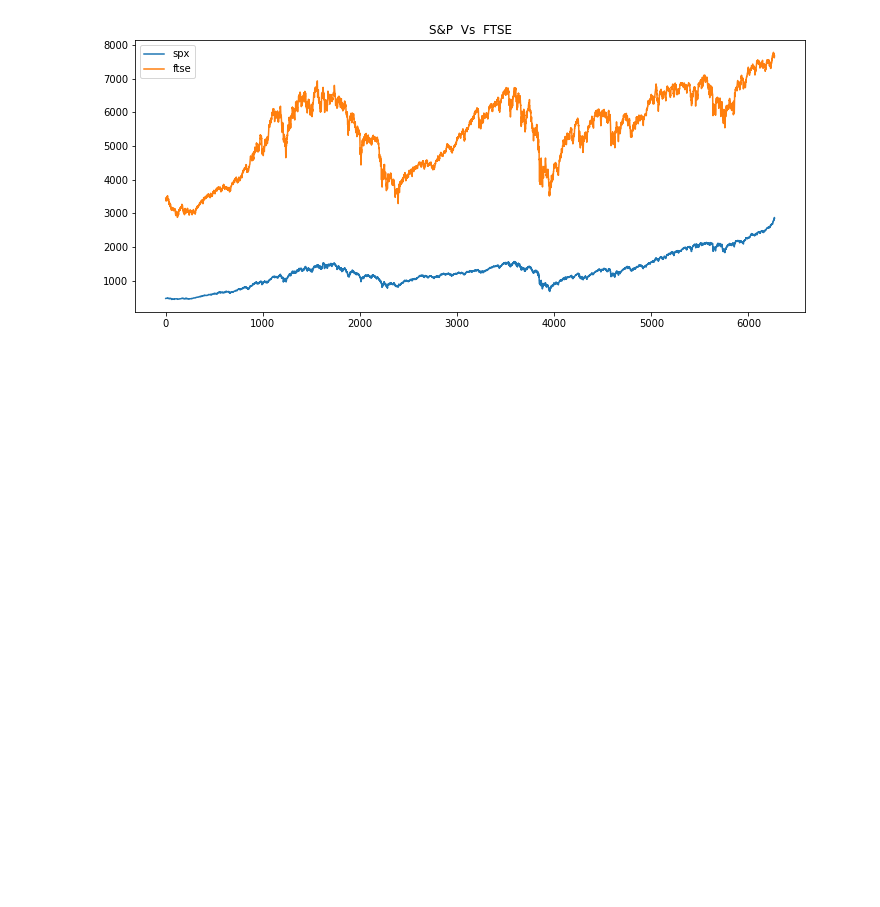
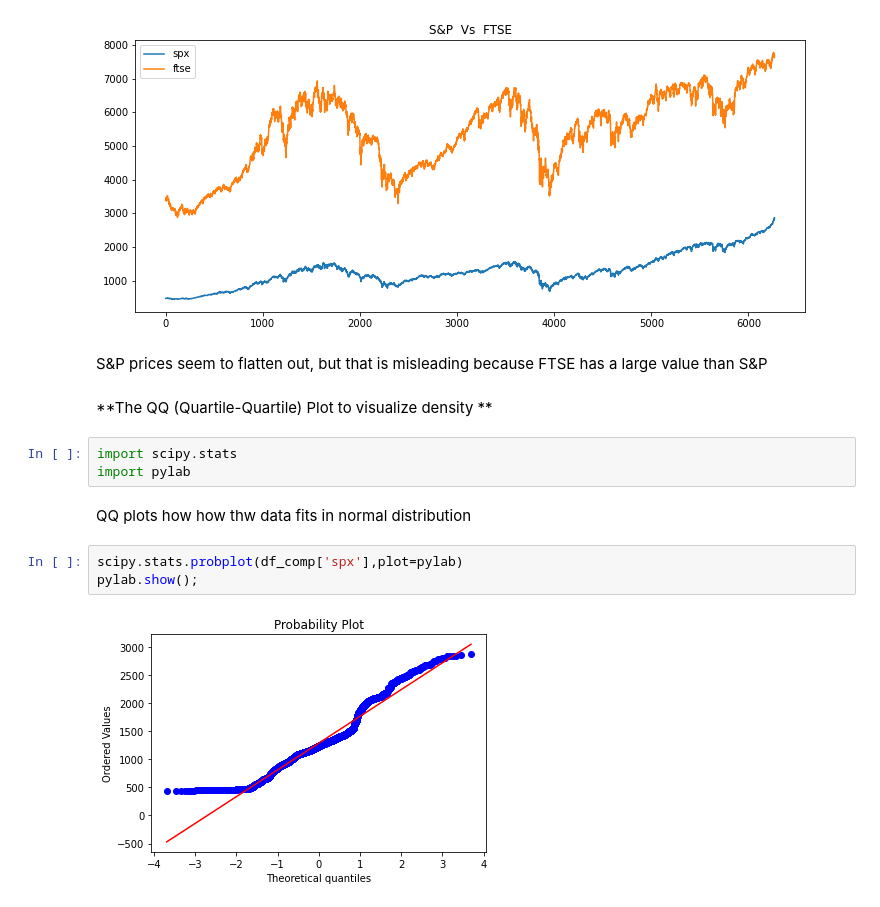
Before and after one commit to adarshkhanna/Python-Data-Types, a Jupyter notebook: Sample1.ipynb, the cells around one changed output. Saved outputs shown, nothing was run; the diff lists cells and outputs as text; blank space fills up the shorter version.

```diff
--- a/Sample1.ipynb
+++ b/Sample1.ipynb
@@ -92,3 +119,17 @@ plt.title('S&P  Vs  FTSE')
 plt.legend();
 # %% [output]
 [figure]
+# %% [markdown]
+S&P prices seem to flatten out, but that is misleading because FTSE has a large value than S&P
+# %% [markdown]
+**The QQ (Quartile-Quartile) Plot to visualize density **
+# %%
+import scipy.stats
+import pylab
+# %% [markdown]
+QQ plots how how thw data fits in normal distribution
+# %%
+scipy.stats.probplot(df_comp['spx'],plot=pylab)
+pylab.show();
+# %% [output]
+[figure, added]
```
Also changed, not shown: parts of 59 cells of this notebook.
